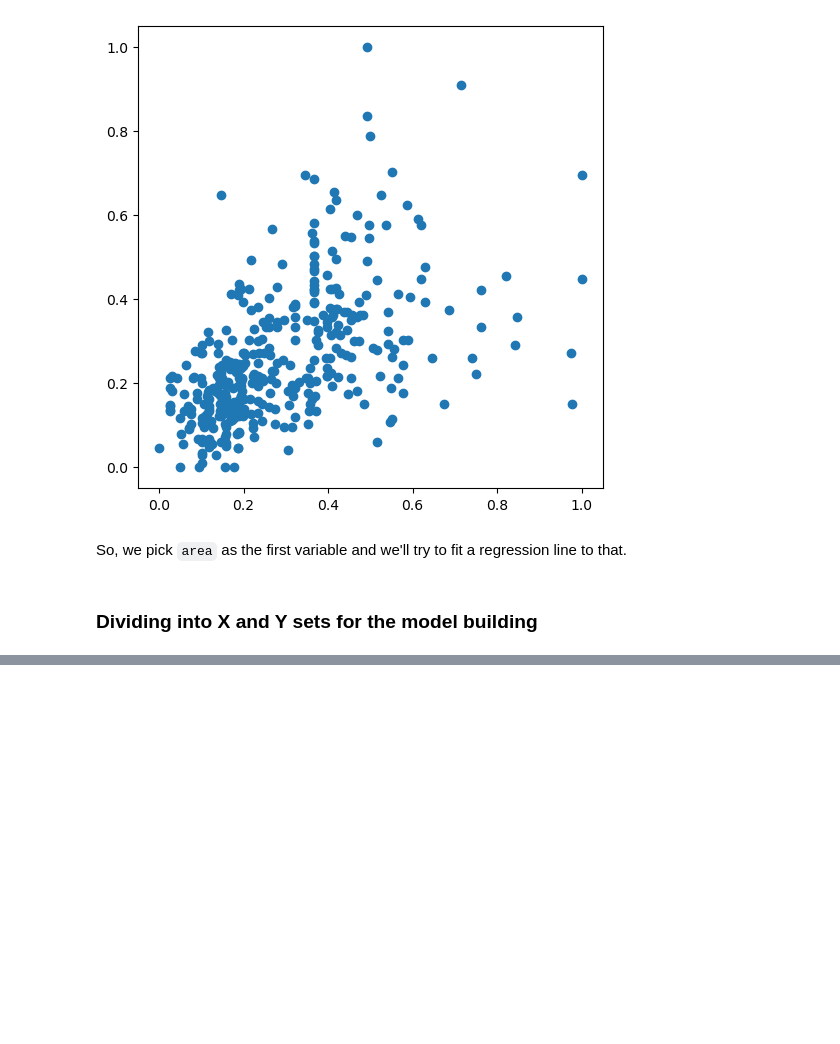
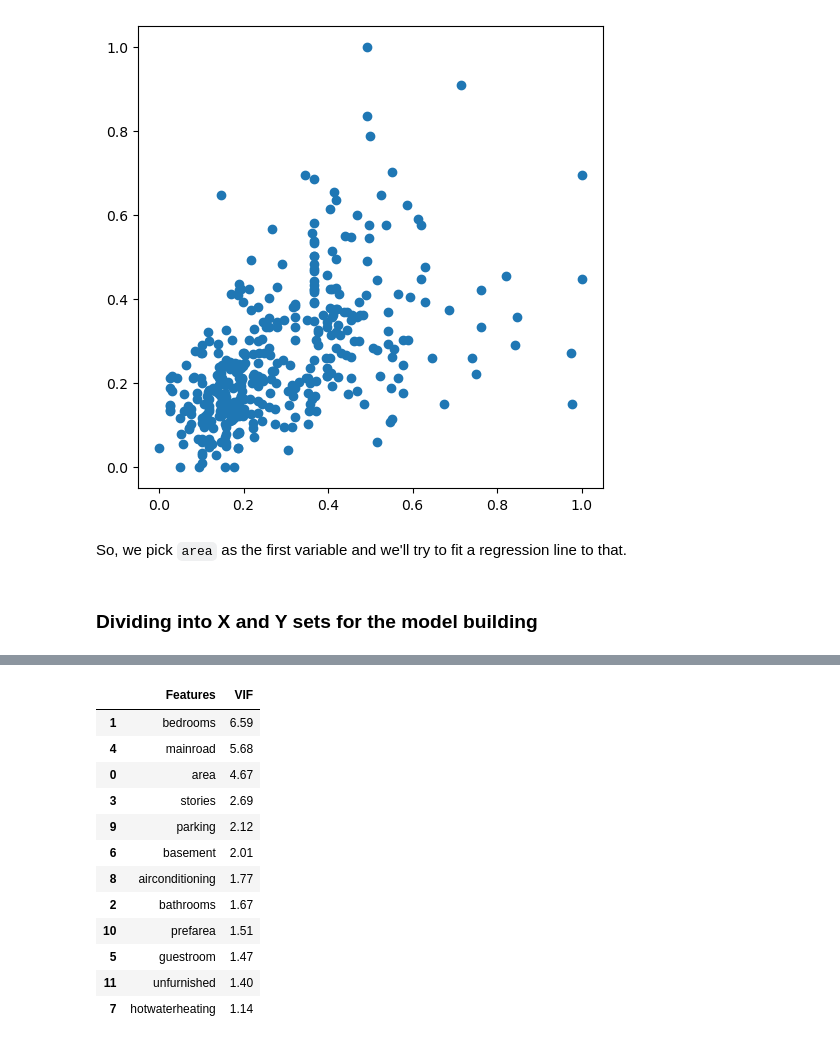
Before and after one commit to DhruvDA/Multiple_linear_regression, a Jupyter notebook: Jupyter_notebooks/Housing_case_study.ipynb, the cells around one changed output, grey strips where cells are left out. Saved outputs shown, nothing was run; the diff lists cells and outputs as text; code cells hidden in the pictures; blank space fills up the shorter version.

Commit message:
Model building step completed

```diff
--- a/Jupyter_notebooks/Housing_case_study.ipynb
+++ b/Jupyter_notebooks/Housing_case_study.ipynb
@@ -328,0 +558,4 @@ X_train = df_train
+# %%
+# Dropping highly correlated variables and insignificant variables
+
+X = X_train.drop('semi-furnished', 1,)
@@ -328,0 +588,23 @@ X_train = df_train
+# %%
+# Calculate the VIFs again for the new model
+
+vif = pd.DataFrame()
+vif['Features'] = X.columns
+vif['VIF'] = [variance_inflation_factor(X.values, i) for i in range(X.shape[1])]
+vif['VIF'] = round(vif['VIF'], 2)
+vif = vif.sort_values(by = "VIF", ascending = False)
+vif
+# %% [output]
+|  | Features | VIF |
+| 1 | bedrooms | 6.59 |
+| 4 | mainroad | 5.68 |
+| 0 | area | 4.67 |
+| 3 | stories | 2.69 |
+| 9 | parking | 2.12 |
+| 6 | basement | 2.01 |
+| 8 | airconditioning | 1.77 |
+| 2 | bathrooms | 1.67 |
+| 10 | prefarea | 1.51 |
+| 5 | guestroom | 1.47 |
+| 11 | unfurnished | 1.40 |
+| 7 | hotwaterheating | 1.14 |
```
Also changed, not shown: parts of 37 cells of this notebook.
